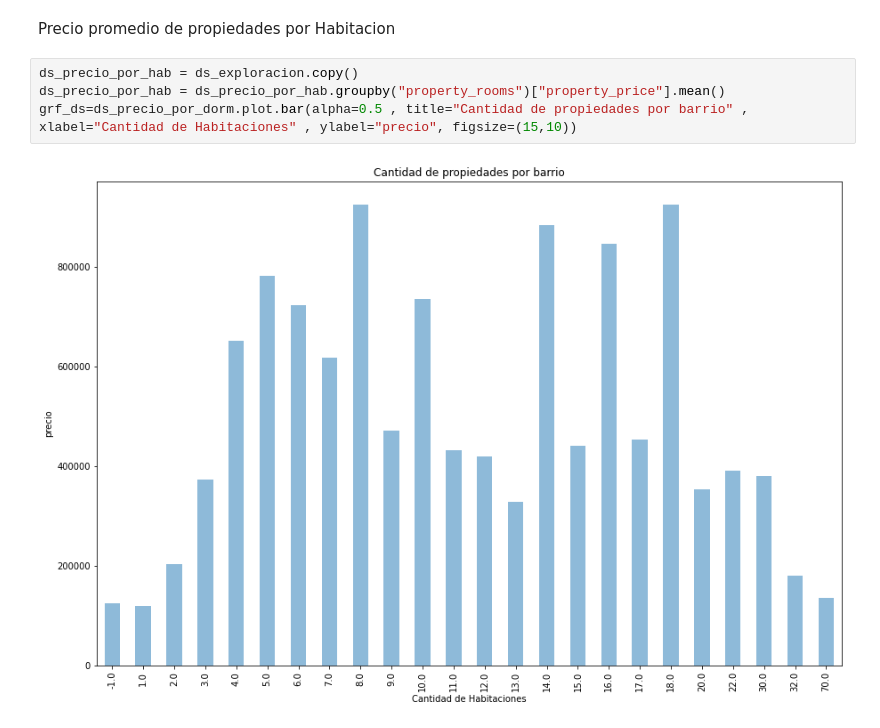
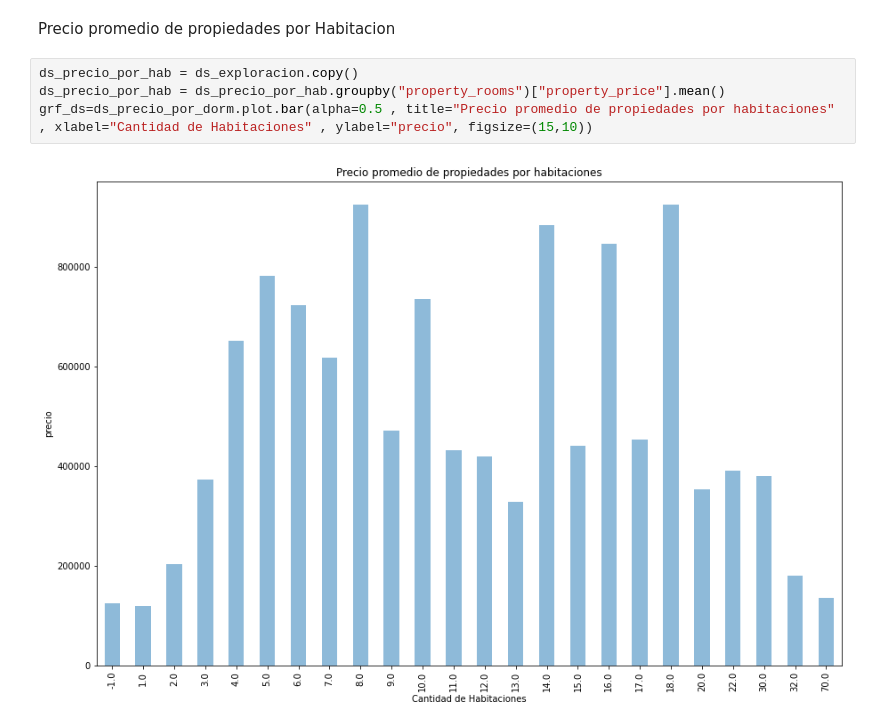
Before and after one commit to Fanusaez/7506R-2C2022-GRUPO13, a Jupyter notebook: 7506R_TP1_GRUPO13_ENTREGA.ipynb, the cells around one changed output. Saved outputs shown, nothing was run; the diff lists cells and outputs as text.

```diff
--- a/7506R_TP1_GRUPO13_ENTREGA.ipynb
+++ b/7506R_TP1_GRUPO13_ENTREGA.ipynb
@@ -255,6 +255,6 @@ Precio promedio de propiedades por Habitacion
 # %%
 ds_precio_por_hab = ds_exploracion.copy()
 ds_precio_por_hab = ds_precio_por_hab.groupby("property_rooms")["property_price"].mean()
-grf_ds=ds_precio_por_dorm.plot.bar(alpha=0.5 , title="Cantidad de propiedades por barrio" , xlabel="Cantidad de Habitaciones" , ylabel="precio", figsize=(15,10))
+grf_ds=ds_precio_por_dorm.plot.bar(alpha=0.5 , title="Precio promedio de propiedades por habitaciones" , xlabel="Cantidad de Habitaciones" , ylabel="precio", figsize=(15,10))
 # %% [output]
-[figure, old version]
+[figure, new version]
```
Also changed, not shown: parts of 1 cell of this notebook.
